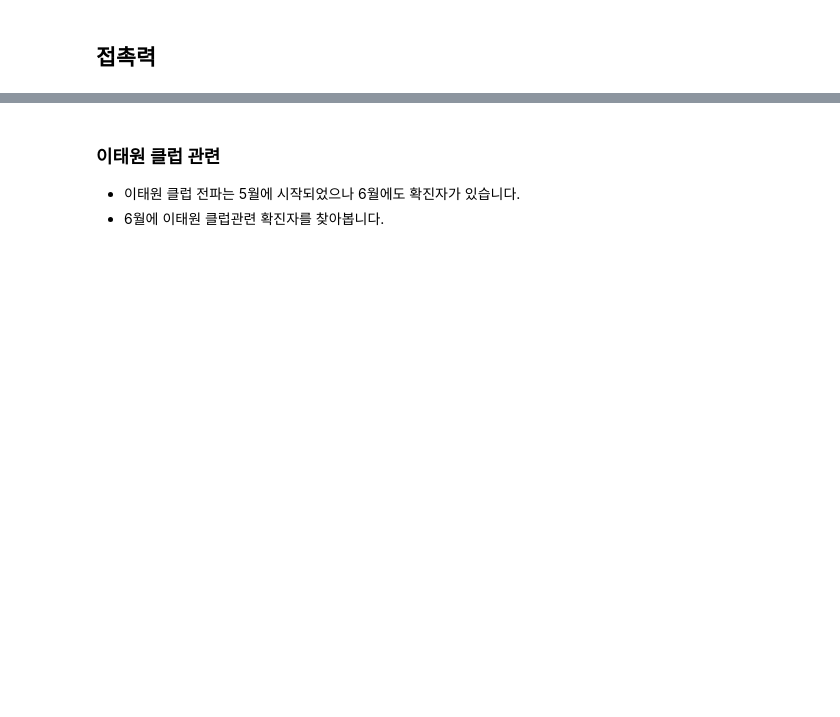
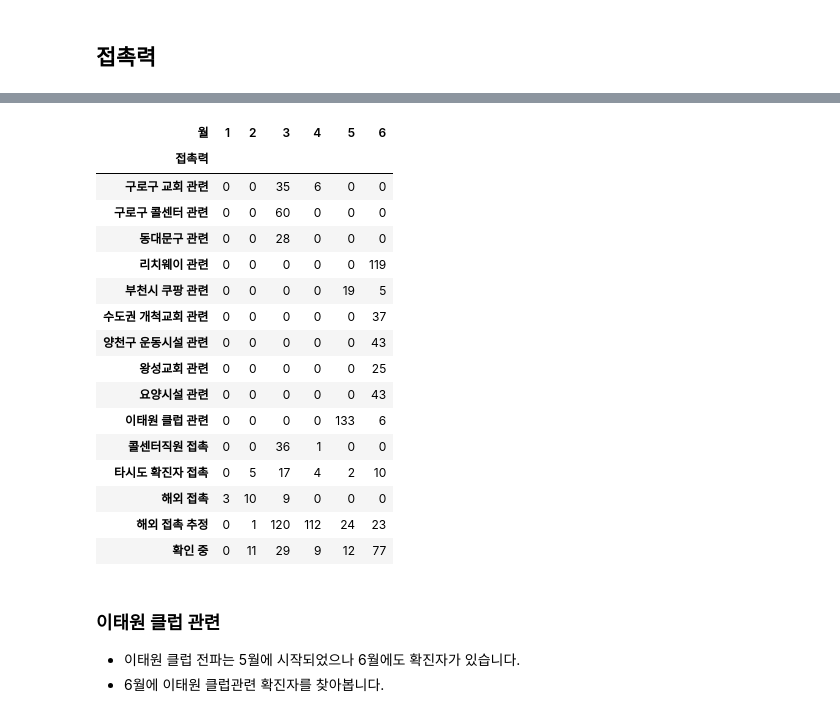
Before and after one commit to nz663633/data-analysis-viz, a Jupyter notebook: seoul-covid-19-02-eda-input.ipynb, the cells around one changed output, grey strips where cells are left out. Cells and saved outputs as stored; diff of their text form; code cells hidden in the pictures; blank space fills up the shorter version.

```diff
--- a/seoul-covid-19-02-eda-input.ipynb
+++ b/seoul-covid-19-02-eda-input.ipynb
@@ -754,2 +803,5 @@ gu_etc_count.sort_values().plot.barh(figsize=(10, 10))
 # %%
 # 상위 15개만 구합니다.
+
+top_contact = contact_count_top.tail(15)
+top_contact
@@ -758,2 +835,5 @@ gu_etc_count.sort_values().plot.barh(figsize=(10, 10))
 # %%
 # 위에서 구한 top_contact 에 해당되는 데이터만 isin 으로 가져옵니다.
+
+top_group = df[df["접촉력"].isin(top_contact.index)]
+top_group.head()
@@ -762,3 +847,26 @@ gu_etc_count.sort_values().plot.barh(figsize=(10, 10))
+# %%
+# 접촉력, 월별 빈도수를 groupby 로 구합니다.
+# unstack(): MultiIndex 형태의 인덱스를 펼쳐 '월'을 열로 변환
+
+top_group.groupby(["접촉력", "월"])["연번"].count().unstack().fillna(0).astype(int)
+# %% [output]
+| 월 | 1 | 2 | 3 | 4 | 5 | 6 |
+| 접촉력 |  |  |  |  |  |  |
+| 구로구 교회 관련 | 0 | 0 | 35 | 6 | 0 | 0 |
+| 구로구 콜센터 관련 | 0 | 0 | 60 | 0 | 0 | 0 |
+| 동대문구 관련 | 0 | 0 | 28 | 0 | 0 | 0 |
+| 리치웨이 관련 | 0 | 0 | 0 | 0 | 0 | 119 |
+| 부천시 쿠팡 관련 | 0 | 0 | 0 | 0 | 19 | 5 |
+| 수도권 개척교회 관련 | 0 | 0 | 0 | 0 | 0 | 37 |
+| 양천구 운동시설 관련 | 0 | 0 | 0 | 0 | 0 | 43 |
+| 왕성교회 관련 | 0 | 0 | 0 | 0 | 0 | 25 |
+| 요양시설 관련 | 0 | 0 | 0 | 0 | 0 | 43 |
+| 이태원 클럽 관련 | 0 | 0 | 0 | 0 | 133 | 6 |
+| 콜센터직원 접촉 | 0 | 0 | 36 | 1 | 0 | 0 |
+| 타시도 확진자 접촉 | 0 | 5 | 17 | 4 | 2 | 10 |
+| 해외 접촉 | 3 | 10 | 9 | 0 | 0 | 0 |
+| 해외 접촉 추정 | 0 | 1 | 120 | 112 | 24 | 23 |
+| 확인 중 | 0 | 11 | 29 | 9 | 12 | 77 |
 # %% [markdown]
 ### 이태원 클럽 관련
 * 이태원 클럽 전파는 5월에 시작되었으나 6월에도 확진자가 있습니다.
```
Also changed, not shown: parts of 15 cells of this notebook.
